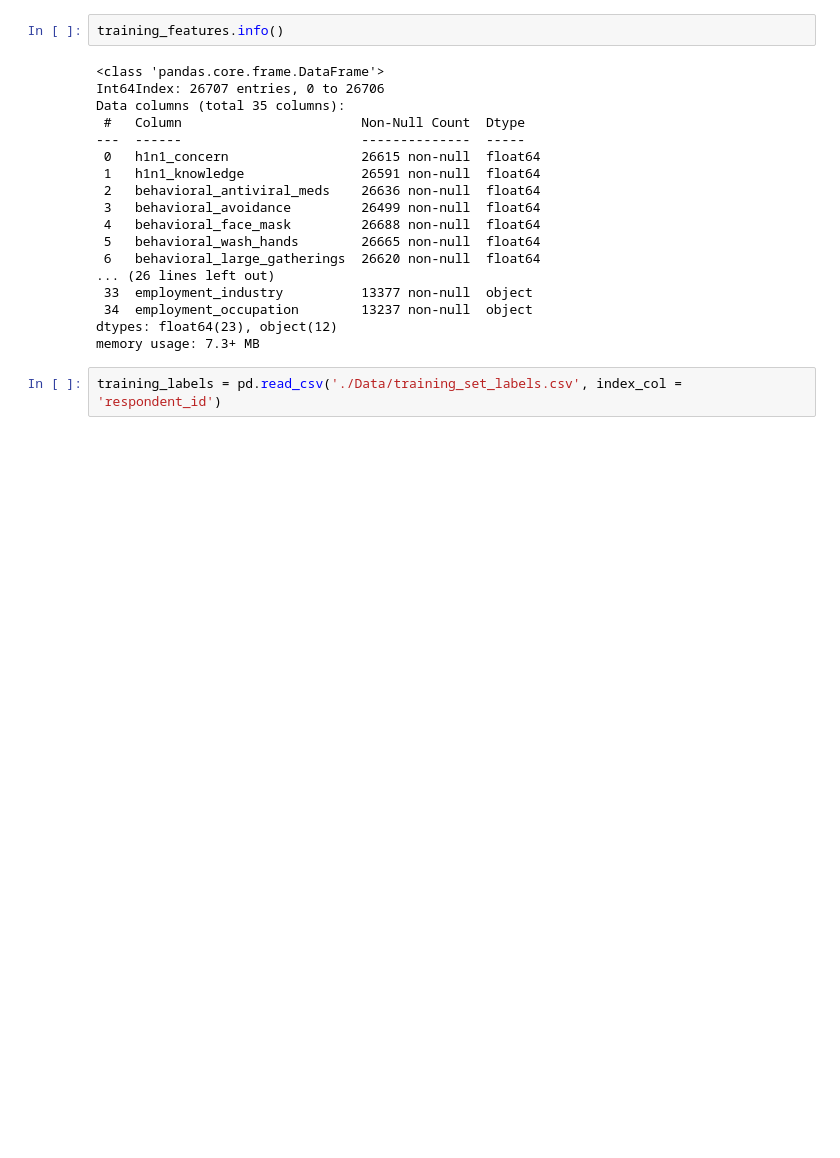
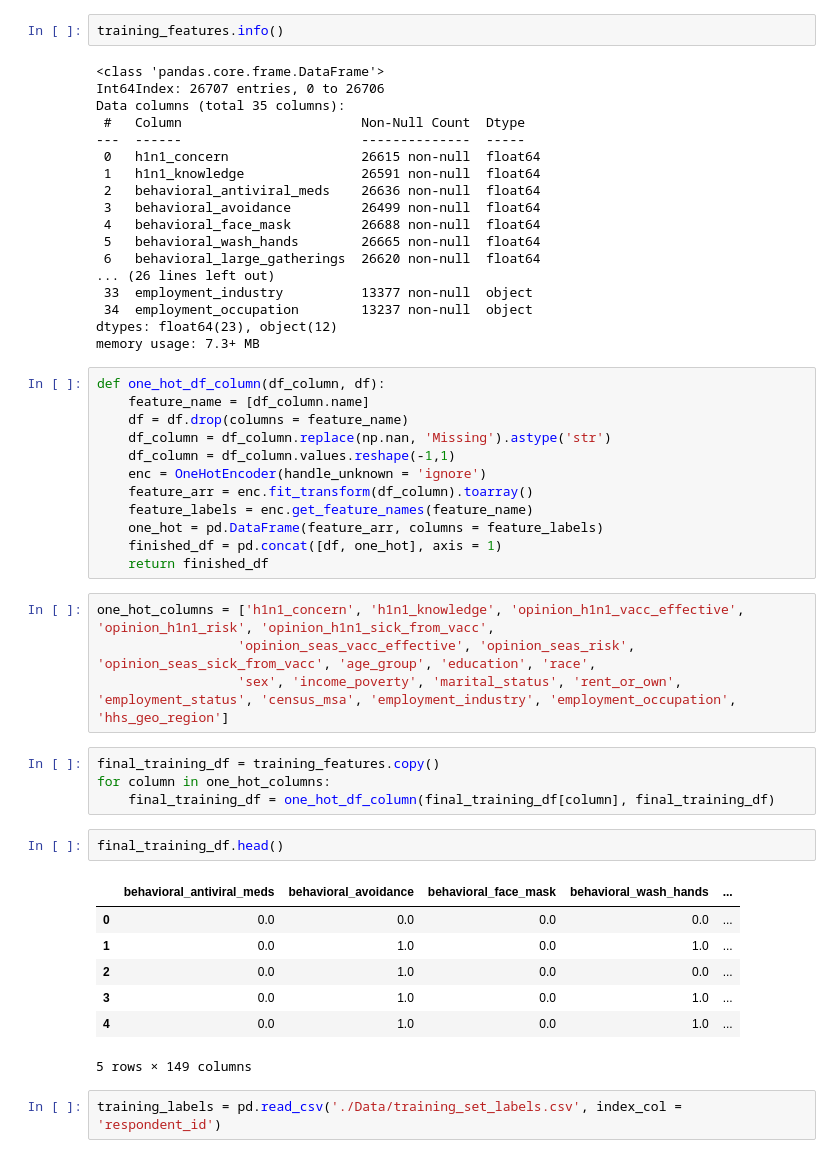
Before and after one commit to joshmiller32/flu_shot_learning, a Jupyter notebook: Untitled.ipynb, the cells around one changed output. Drawn from its saved outputs; the diff is of its cells as text; blank space fills up the shorter version.

```diff
--- a/Untitled.ipynb
+++ b/Untitled.ipynb
@@ -34,6 +37,36 @@ Data columns (total 35 columns):
  34  employment_occupation        13237 non-null  object
 dtypes: float64(23), object(12)
 memory usage: 7.3+ MB
+# %%
+def one_hot_df_column(df_column, df):
+    feature_name = [df_column.name]
+    df = df.drop(columns = feature_name)
+    df_column = df_column.replace(np.nan, 'Missing').astype('str')
+    df_column = df_column.values.reshape(-1,1)
+    enc = OneHotEncoder(handle_unknown = 'ignore')
+    feature_arr = enc.fit_transform(df_column).toarray()
+    feature_labels = enc.get_feature_names(feature_name)
+    one_hot = pd.DataFrame(feature_arr, columns = feature_labels)
+    finished_df = pd.concat([df, one_hot], axis = 1)
+    return finished_df
+# %%
+one_hot_columns = ['h1n1_concern', 'h1n1_knowledge', 'opinion_h1n1_vacc_effective', 'opinion_h1n1_risk', 'opinion_h1n1_sick_from_vacc',
+                  'opinion_seas_vacc_effective', 'opinion_seas_risk', 'opinion_seas_sick_from_vacc', 'age_group', 'education', 'race',
+                  'sex', 'income_poverty', 'marital_status', 'rent_or_own', 'employment_status', 'census_msa', 'employment_industry', 'employment_occupation', 'hhs_geo_region']
+# %%
+final_training_df = training_features.copy()
+for column in one_hot_columns:
+    final_training_df = one_hot_df_column(final_training_df[column], final_training_df)
+# %%
+final_training_df.head()
+# %% [output]
+|  | behavioral_antiviral_meds | behavioral_avoidance | behavioral_face_mask | behavioral_wash_hands | ... |
+| 0 | 0.0 | 0.0 | 0.0 | 0.0 | ... |
+| 1 | 0.0 | 1.0 | 0.0 | 1.0 | ... |
+| 2 | 0.0 | 1.0 | 0.0 | 0.0 | ... |
+| 3 | 0.0 | 1.0 | 0.0 | 1.0 | ... |
+| 4 | 0.0 | 1.0 | 0.0 | 1.0 | ... |
+5 rows × 149 columns
 # %%
 training_labels = pd.read_csv('./Data/training_set_labels.csv', index_col = 'respondent_id')
 # %%
```
Also changed, not shown: parts of 8 cells of this notebook.
